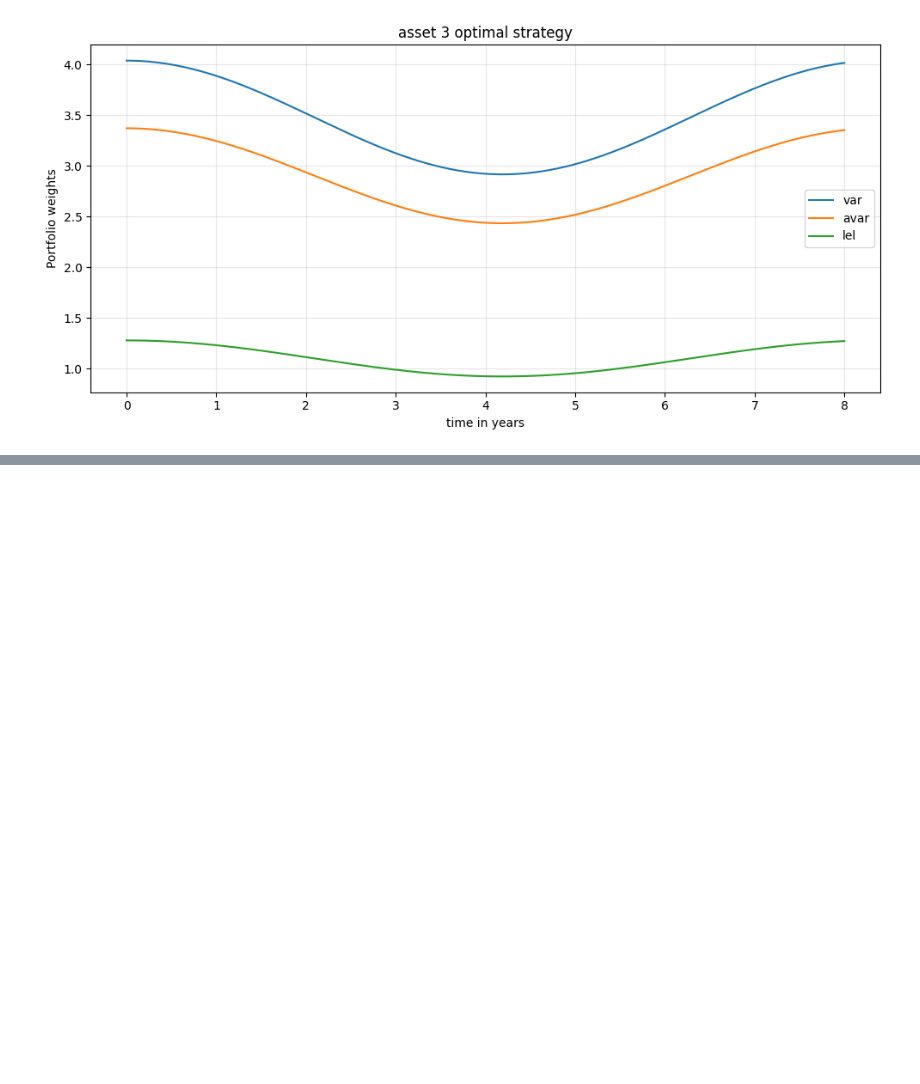
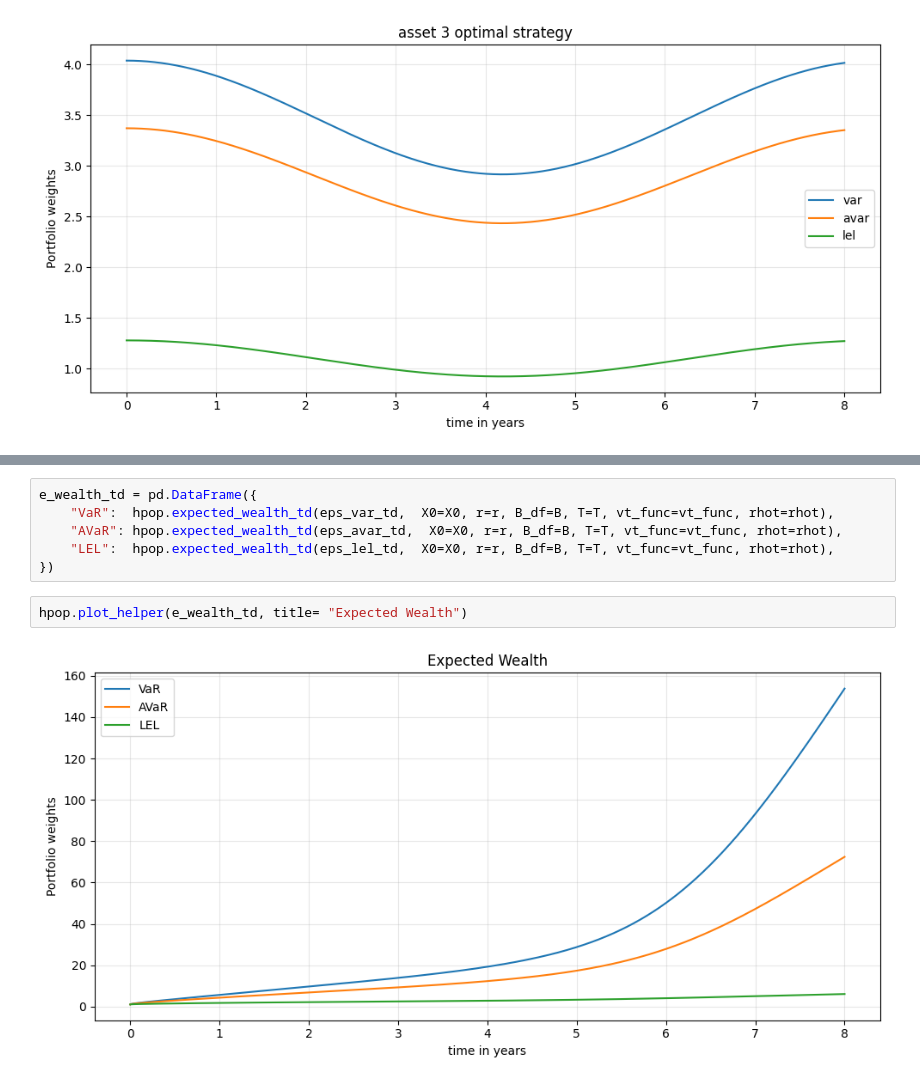
Before and after one commit to AbdelLaar/Portfolio-Optimization, a Jupyter notebook: Portfolio_optimization_under_RM.ipynb, the cells around one changed output, grey strips where cells are left out. Saved outputs shown, nothing was run; the diff lists cells and outputs as text; blank space fills up the shorter version.

```diff
--- a/Portfolio_optimization_under_RM.ipynb
+++ b/Portfolio_optimization_under_RM.ipynb
@@ -90,0 +143,10 @@ hpop.plot_helper(ak3, title= "asset 3 optimal strategy")
+# %%
+e_wealth_td = pd.DataFrame({
+    "VaR":  hpop.expected_wealth_td(eps_var_td,  X0=X0, r=r, B_df=B, T=T, vt_func=vt_func, rhot=rhot),
+    "AVaR": hpop.expected_wealth_td(eps_avar_td,  X0=X0, r=r, B_df=B, T=T, vt_func=vt_func, rhot=rhot),
+    "LEL":  hpop.expected_wealth_td(eps_lel_td,  X0=X0, r=r, B_df=B, T=T, vt_func=vt_func, rhot=rhot),
+})
+# %%
+hpop.plot_helper(e_wealth_td, title= "Expected Wealth")
+# %% [output]
+[figure, added]
```
Also changed, not shown: parts of 8 cells of this notebook, 1 other file.
